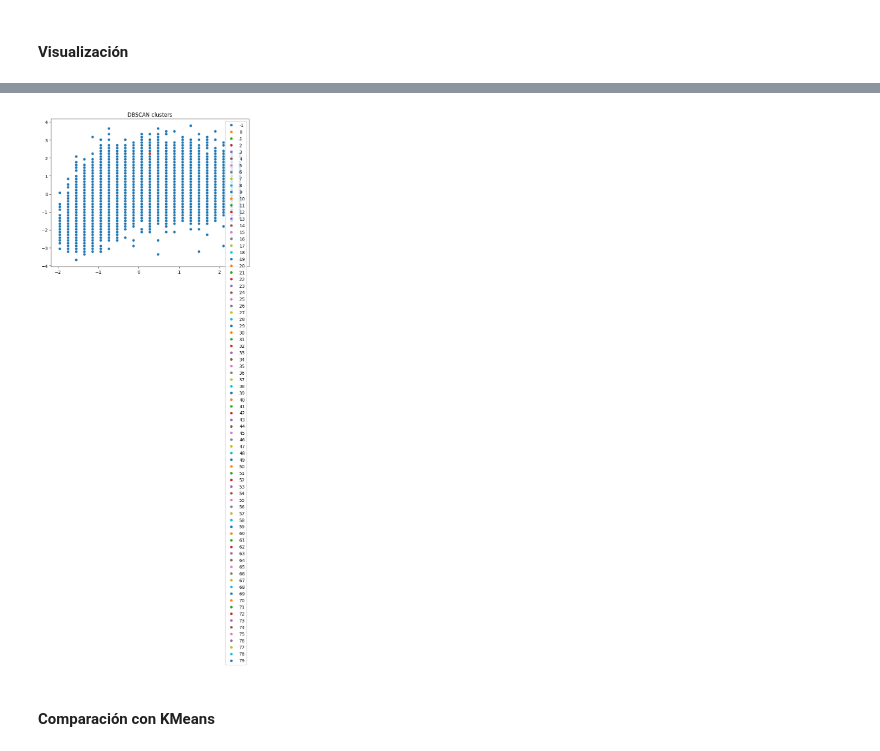
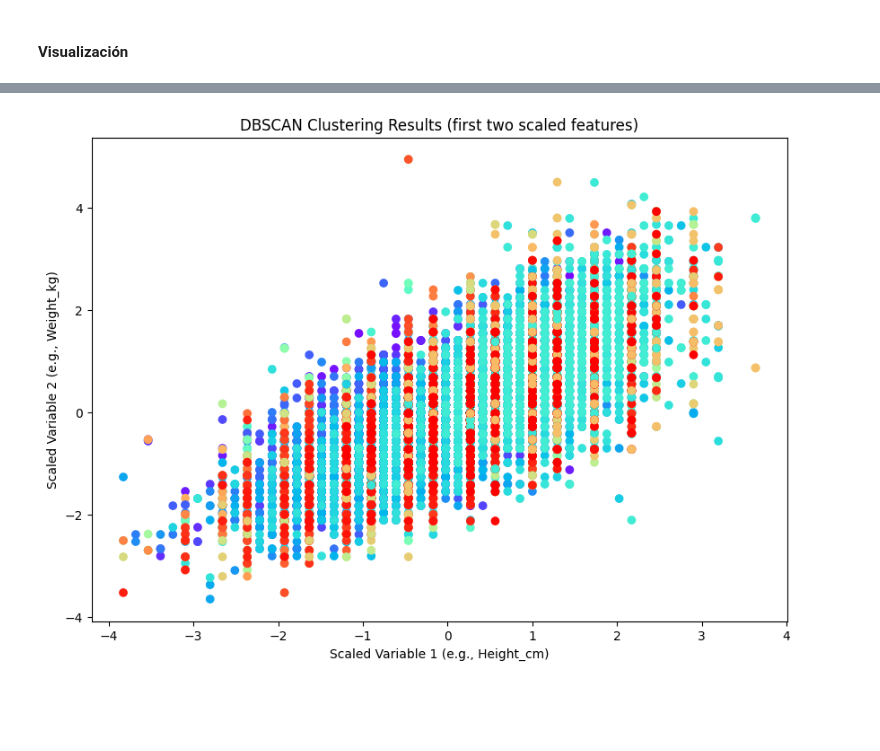
Before and after one commit to BrandonLCC/FIFA_ML_Kedro, a Jupyter notebook: notebooks/unsupervised/02_clustering_dbscan.ipynb.ipynb, the cells around one changed output, grey strips where cells are left out. Drawn from its saved outputs; the diff is of its cells as text; code cells hidden in the pictures; blank space fills up the shorter version.

Commit message:
Realización de los notebooks clustering dbcan y hirarchical.

```diff
--- a/notebooks/unsupervised/02_clustering_dbscan.ipynb.ipynb
+++ b/notebooks/unsupervised/02_clustering_dbscan.ipynb.ipynb
@@ -93,18 +283,10 @@ R:
 # %%
-from sklearn.cluster import DBSCAN
+clustering = DBSCAN(
+  eps=2,
+  min_samples=1).fit(X)
 
-# Dataset limpio y escalado
-X = df_fifa_22[features]
-X_scaled = scaler.fit_transform(X)
-
-# Modelo
-dbscan = DBSCAN(eps=0.7, min_samples=5)
-
-# Etiquetas
-labels = dbscan.fit_predict(X_scaled)
-
-# Agregar al dataframe
-df_fifa_22["DBSCAN_cluster"] = labels
-df_fifa_22.head()
+# con esto obtenemos las etiquetas de cada puntos que asigno el algoritmo
+labels_DBSCAN = clustering.labels_
+labels_DBSCAN
 # %% [output]
 [interactive output not drawn]
@@ -118,10 +294,13 @@ df_fifa_22.head()
 # %% [markdown]
 #### **Visualización**
 # %%
-plt.figure(figsize=(8,6))
-sns.scatterplot(x=X_scaled[:,0], y=X_scaled[:,1], hue=labels, palette="tab10", s=40)
-plt.title("DBSCAN clusters")
+# Graficamos los puntos. Cada color es un cluster distinto.
+plt.figure(figsize=(10, 7))
+plt.scatter(X_scaled[:,0], X_scaled[:,1], c=labels_DBSCAN, cmap='rainbow')
+plt.xlabel("Scaled Variable 1 (e.g., Height_cm)")
+plt.ylabel("Scaled Variable 2 (e.g., Weight_kg)")
+plt.title("DBSCAN Clustering Results (first two scaled features)")
 plt.show()
 # %% [output]
 [interactive output not drawn]
-[figure, old version]
+[figure, new version]
@@ -135,2 +306,0 @@ df_fifa_22["KMeans_cluster"] = kmeans_labels
-# %% [markdown]
-#### **Comparación con KMeans**
```
Also changed, not shown: parts of 20 cells of this notebook, 3 other files.
